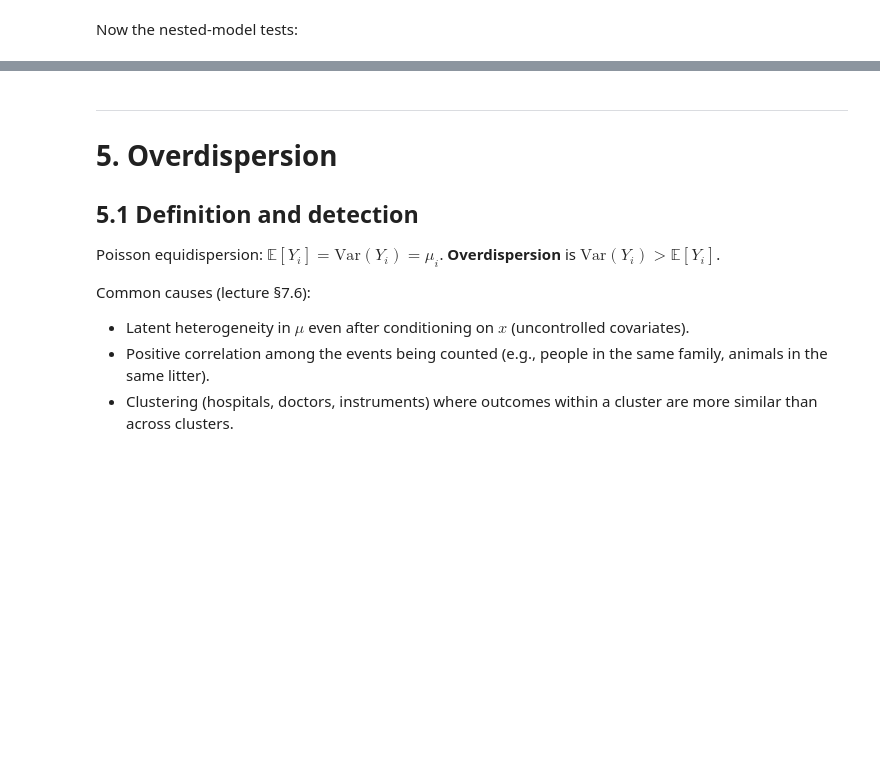
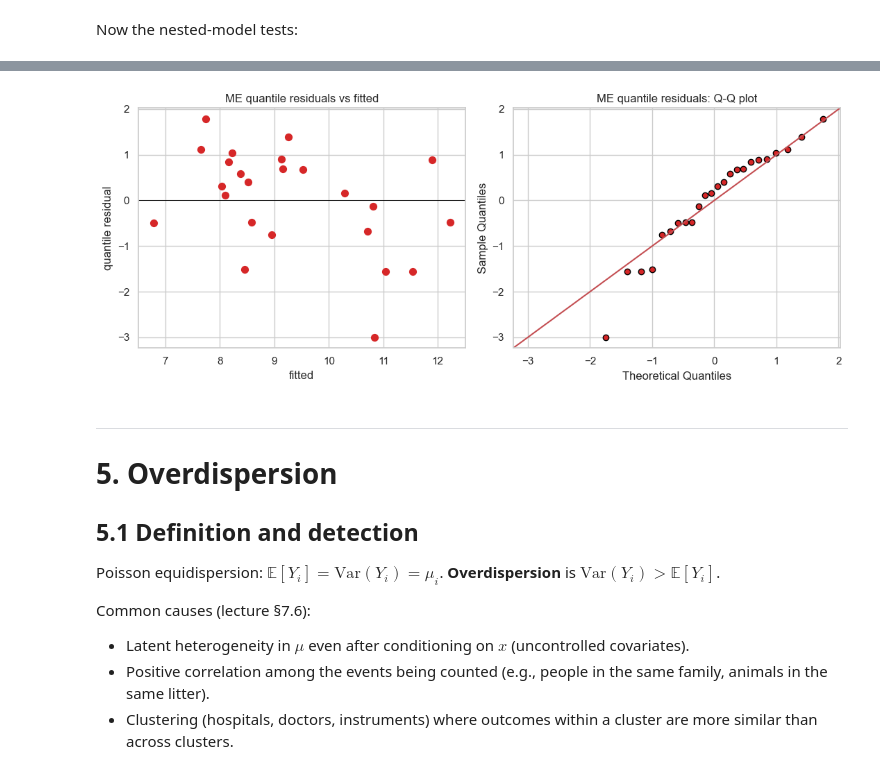
Before and after one commit to francji1/01ZLMA, a Jupyter notebook: code/01ZLMA_ex10_Poisson_Diagnostics_Overdispersion.ipynb, the cells around one changed output, grey strips where cells are left out. Drawn from its saved outputs; the diff is of its cells as text; code cells hidden in the pictures; blank space fills up the shorter version.

```diff
--- a/code/01ZLMA_ex10_Poisson_Diagnostics_Overdispersion.ipynb
+++ b/code/01ZLMA_ex10_Poisson_Diagnostics_Overdispersion.ipynb
@@ -511,3 +506,20 @@ plt.tight_layout(); plt.show()
+# %%
+# Quantile residuals of ME
+rng_dlc = np.random.default_rng(20260428)
+mu_ME = ME.fittedvalues
+r_q_ME = quantile_residuals_poisson(danishlc["Cases"].values, mu_ME.values, rng_dlc)
+
+fig, axes = plt.subplots(1, 2, figsize=(11, 4.5))
+axes[0].scatter(mu_ME, r_q_ME, color="tab:red", s=50)
+axes[0].axhline(0, color="black", lw=0.7)
+axes[0].set_xlabel("fitted"); axes[0].set_ylabel("quantile residual")
+axes[0].set_title("ME quantile residuals vs fitted")
+sm.qqplot(r_q_ME, line="45", ax=axes[1], marker="o",
+           markerfacecolor="tab:red", markeredgecolor="black")
+axes[1].set_title("ME quantile residuals: Q-Q plot")
+plt.tight_layout(); plt.show()
+# %% [output]
+[figure, added]
 # %% [markdown]
 ---
 # 5. Overdispersion <a id="5-overdispersion"></a>
```
Also changed, not shown: parts of 17 cells of this notebook.
